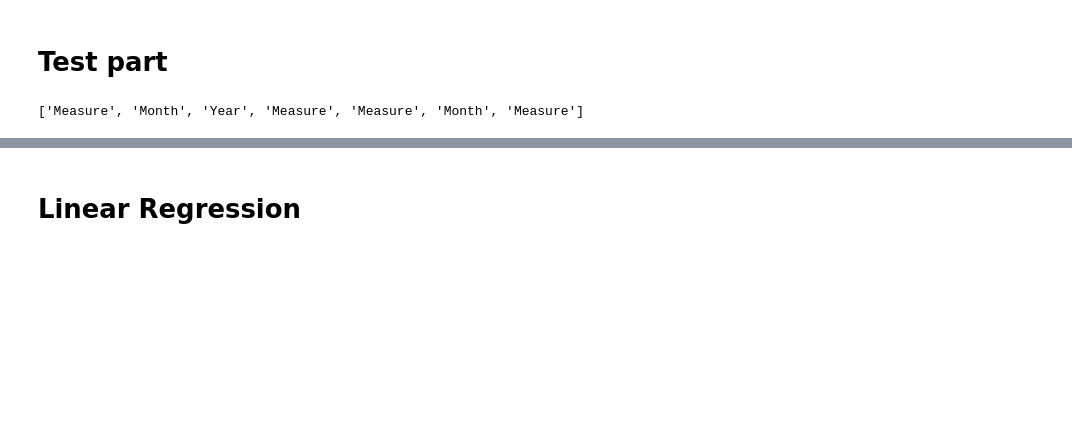
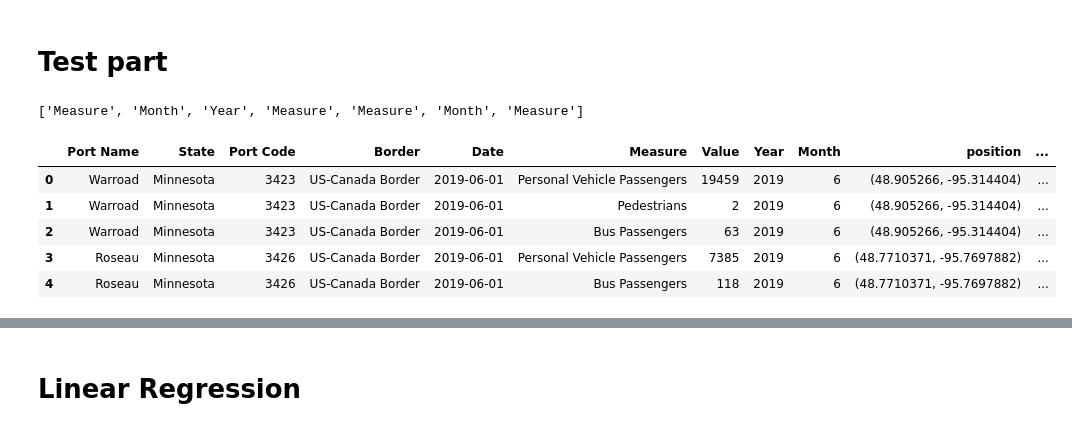
Before and after one commit to rnaua/DMML2019_Team_Swatch, a Jupyter notebook: code/Regression_final.ipynb, the cells around one changed output, grey strips where cells are left out. Saved outputs shown, nothing was run; the diff lists cells and outputs as text; code cells hidden in the pictures; blank space fills up the shorter version.

```diff
--- a/code/Regression_final.ipynb
+++ b/code/Regression_final.ipynb
@@ -368,3 +404,13 @@ final
 #computeLogistic(persons,['Otay Mesa'],np.asarray(subset),8)
 # %% [output]
 ['Measure', 'Month', 'Year', 'Measure', 'Measure', 'Month', 'Measure']
+# %%
+nozero = persons[persons['Value'] != 0]
+nozero.head()
+# %% [output]
+|  | Port Name | State | Port Code | Border | Date | Measure | Value | Year | Month | position | ... |
+| 0 | Warroad | Minnesota | 3423 | US-Canada Border | 2019-06-01 | Personal Vehicle Passengers | 19459 | 2019 | 6 | (48.905266, -95.314404) | ... |
+| 1 | Warroad | Minnesota | 3423 | US-Canada Border | 2019-06-01 | Pedestrians | 2 | 2019 | 6 | (48.905266, -95.314404) | ... |
+| 2 | Warroad | Minnesota | 3423 | US-Canada Border | 2019-06-01 | Bus Passengers | 63 | 2019 | 6 | (48.905266, -95.314404) | ... |
+| 3 | Roseau | Minnesota | 3426 | US-Canada Border | 2019-06-01 | Personal Vehicle Passengers | 7385 | 2019 | 6 | (48.7710371, -95.7697882) | ... |
+| 4 | Roseau | Minnesota | 3426 | US-Canada Border | 2019-06-01 | Bus Passengers | 118 | 2019 | 6 | (48.7710371, -95.7697882) | ... |
```
Also changed, not shown: parts of 10 cells of this notebook.
